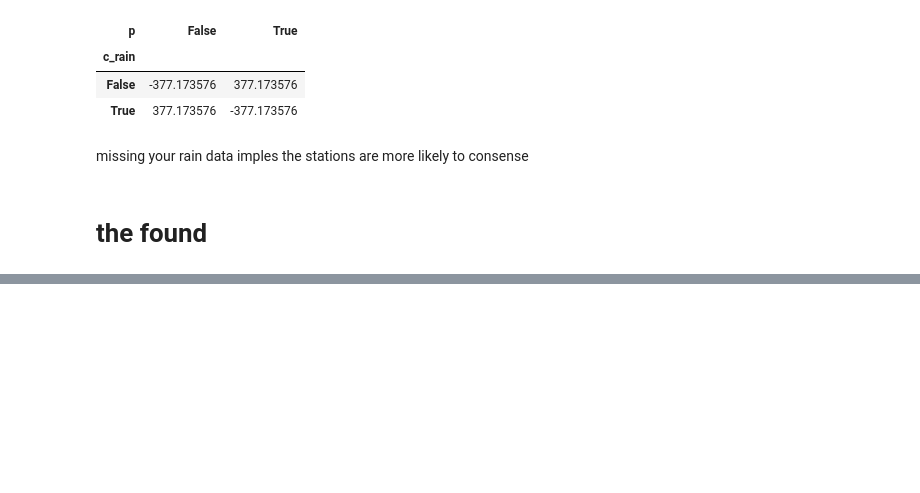
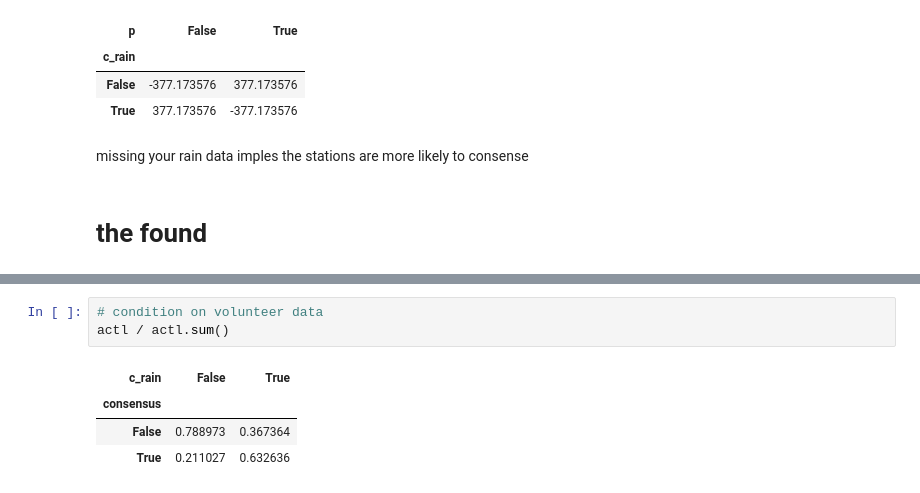
Before and after one commit to DataKind-DC/audubon-cbc, a Jupyter notebook: notebooks/2.1-rain-analysis.ipynb, the cells around one changed output, grey strips where cells are left out. Cells and saved outputs as stored; diff of their text form; blank space fills up the shorter version.

```diff
--- a/notebooks/2.1-rain-analysis.ipynb
+++ b/notebooks/2.1-rain-analysis.ipynb
@@ -419,0 +472,8 @@ missing your rain data imples the stations are more likely to consense
+# %%
+# condition on volunteer data
+actl / actl.sum()
+# %% [output]
+| c_rain | False | True |
+| consensus |  |  |
+| False | 0.788973 | 0.367364 |
+| True | 0.211027 | 0.632636 |
```
Also changed, not shown: parts of 35 cells of this notebook.
